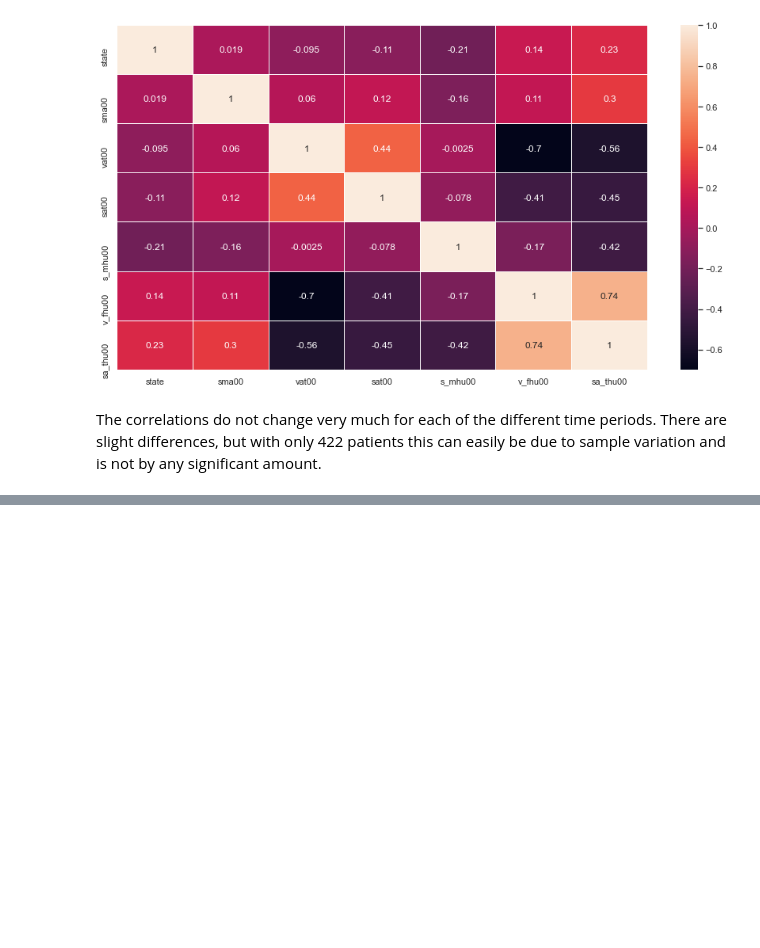
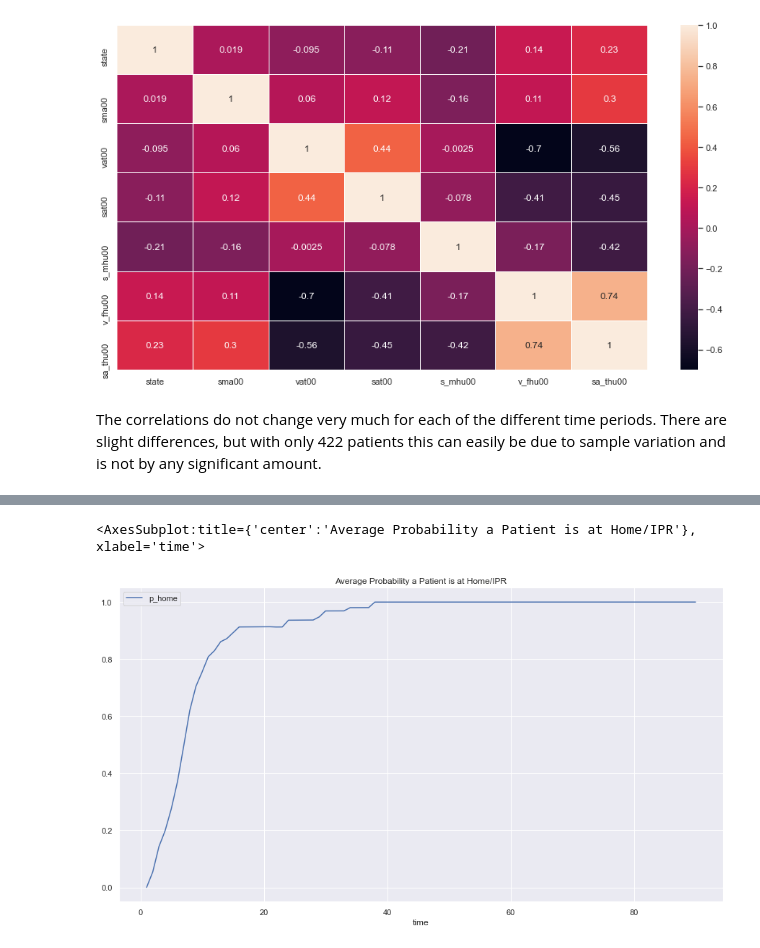
Before and after one commit to sktorre/liver_transplant_research, a Jupyter notebook: modeling_nn.ipynb, the cells around one changed output, grey strips where cells are left out. Saved outputs shown, nothing was run; the diff lists cells and outputs as text; code cells hidden in the pictures; blank space fills up the shorter version.

```diff
--- a/modeling_nn.ipynb
+++ b/modeling_nn.ipynb
@@ -441,0 +448,4 @@ The correlations do not change very much for each of the different time periods.
+# %%
+test = test.reset_index(drop=True)
+p = pd.concat([test, base_probs_df], axis = 1)
+p.head()
@@ -441,0 +460,10 @@ The correlations do not change very much for each of the different time periods.
+# %%
+p.rename({0: 'p_home', 1: 'p_hosp', 2: 'p_icu', 3: 'p_dead'}, axis=1, inplace=True)
+p['p_not_home'] = p["p_hosp"] + p["p_icu"] + p["p_dead"]
+# %%
+p_home_avg = p[['time', 'p_home']].groupby(['time']).mean()
+# %%
+p_home_avg.reset_index().plot(x='time', y='p_home', title = "Average Probability a Patient is at Home/IPR")
+# %% [output]
+<AxesSubplot:title={'center':'Average Probability a Patient is at Home/IPR'}, xlabel='time'>
+[figure, added]
```
Also changed, not shown: parts of 27 cells of this notebook, 15 other files.
